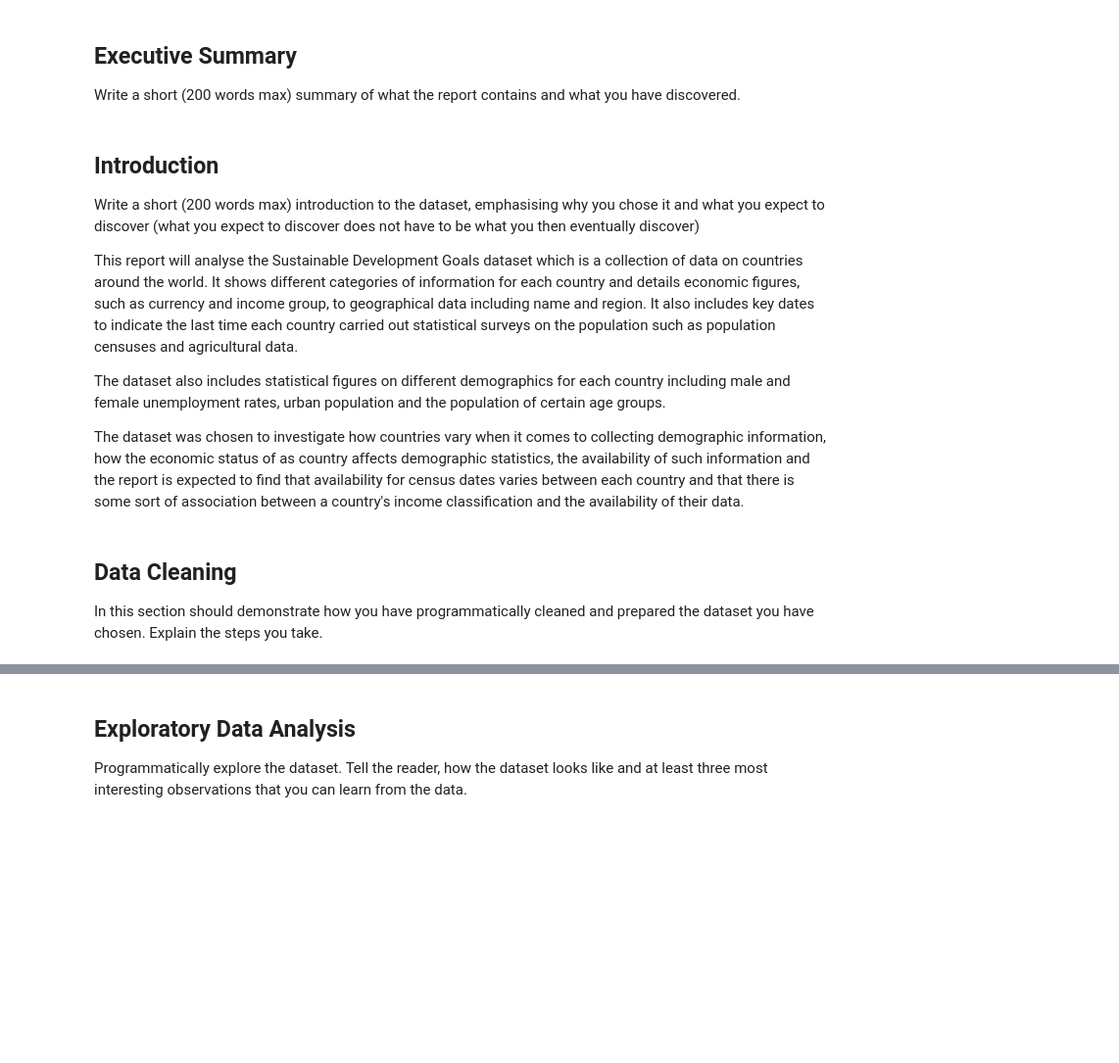
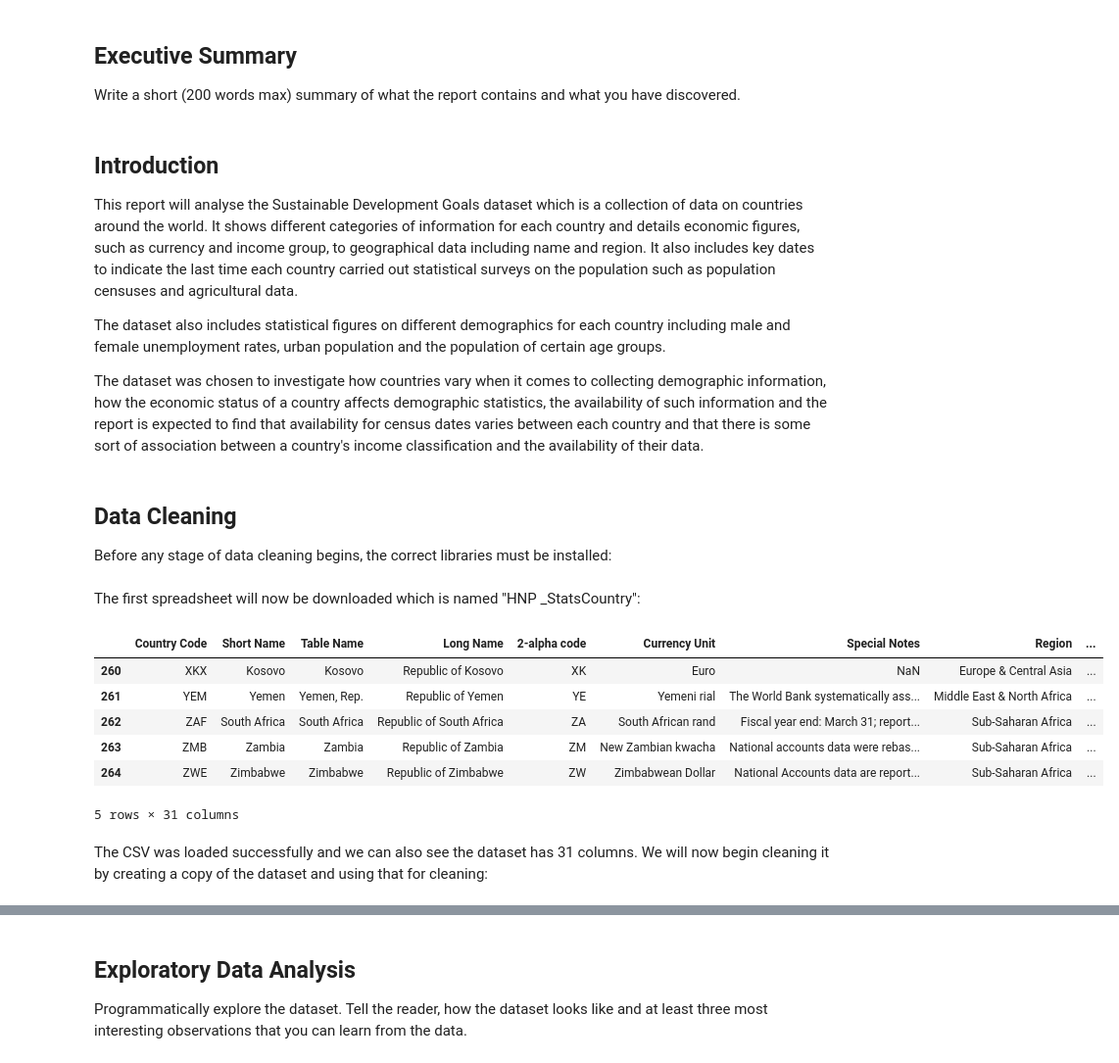
Before and after one commit to R-Bagala/Data-Science-Assignment-UoS, a Jupyter notebook: 3428295_CSCU9M3_TheAssignment_Aut26.ipynb, the cells around one changed output, grey strips where cells are left out. Shown at 98% size. Saved outputs shown, nothing was run; the diff lists cells and outputs as text; code cells hidden in the pictures; blank space fills up the shorter version.

```diff
--- a/3428295_CSCU9M3_TheAssignment_Aut26.ipynb
+++ b/3428295_CSCU9M3_TheAssignment_Aut26.ipynb
@@ -21,14 +21,11 @@
 Write a short (200 words max) summary of what the report contains and what you have discovered.
 # %% [markdown]
 ## Introduction
-Write a short (200 words max) introduction to the dataset, emphasising why you chose it and what you expect to discover (what you expect to discover does not have to be what you then eventually discover)
-
 This report will analyse the Sustainable Development Goals dataset which is a collection of data on countries around the world. It shows different categories of information for each country and details economic figures, such as currency and income group, to geographical data including name and region. It also includes key dates to indicate the last time each country carried out statistical surveys on the population such as population censuses and agricultural data.
 
 The dataset also includes statistical figures on different demographics for each country including male and female unemployment rates, urban population and the population of certain age groups.
 
-The dataset was chosen to investigate how countries vary when it comes to collecting demographic information, how the economic status of as country affects demographic statistics, the availability of such information and the report is expected to find that availability for census dates varies between each country and that there is some sort of association between a country's income classification and the availability of their data.
+The dataset was chosen to investigate how countries vary when it comes to collecting demographic information, how the economic status of a country affects demographic statistics, the availability of such information and the report is expected to find that availability for census dates varies between each country and that there is some sort of association between a country's income classification and the availability of their data.
 # %% [markdown]
 ## Data Cleaning
-In this section should demonstrate how you have programmatically cleaned and prepared the dataset you have chosen.
-Explain the steps you take.
+Before any stage of data cleaning begins, the correct libraries must be installed:
@@ -34,0 +36,19 @@ Explain the steps you take.
+# %% [markdown]
+The first spreadsheet will now be downloaded which is named "HNP _StatsCountry":
+# %%
+#loading the data
+country = pd.read_csv("C:/Users/bagal/OneDrive/Desktop/Data Science Assignment/hnp_stats_csv/HNP_StatsCountry.csv")
+
+#will show first and last 5 rows if loaded successfully and will be used to understand the shape of the data
+stats_country.head()
+stats_country.tail()
+# %% [output]
+|  | Country Code | Short Name | Table Name | Long Name | 2-alpha code | Currency Unit | Special Notes | Region | ... |
+| 260 | XKX | Kosovo | Kosovo | Republic of Kosovo | XK | Euro | NaN | Europe & Central Asia | ... |
+| 261 | YEM | Yemen | Yemen, Rep. | Republic of Yemen | YE | Yemeni rial | The World Bank systematically ass... | Middle East & North Africa | ... |
+| 262 | ZAF | South Africa | South Africa | Republic of South Africa | ZA | South African rand | Fiscal year end: March 31; report... | Sub-Saharan Africa | ... |
+| 263 | ZMB | Zambia | Zambia | Republic of Zambia | ZM | New Zambian kwacha | National accounts data were rebas... | Sub-Saharan Africa | ... |
+| 264 | ZWE | Zimbabwe | Zimbabwe | Republic of Zimbabwe | ZW | Zimbabwean Dollar | National Accounts data are report... | Sub-Saharan Africa | ... |
+5 rows × 31 columns
+# %% [markdown]
+The CSV was loaded successfully and we can also see the dataset has 31 columns. We will now begin cleaning it by creating a copy of the dataset and using that for cleaning:
```
Also changed, not shown: parts of 6 cells of this notebook, 1 other file.
